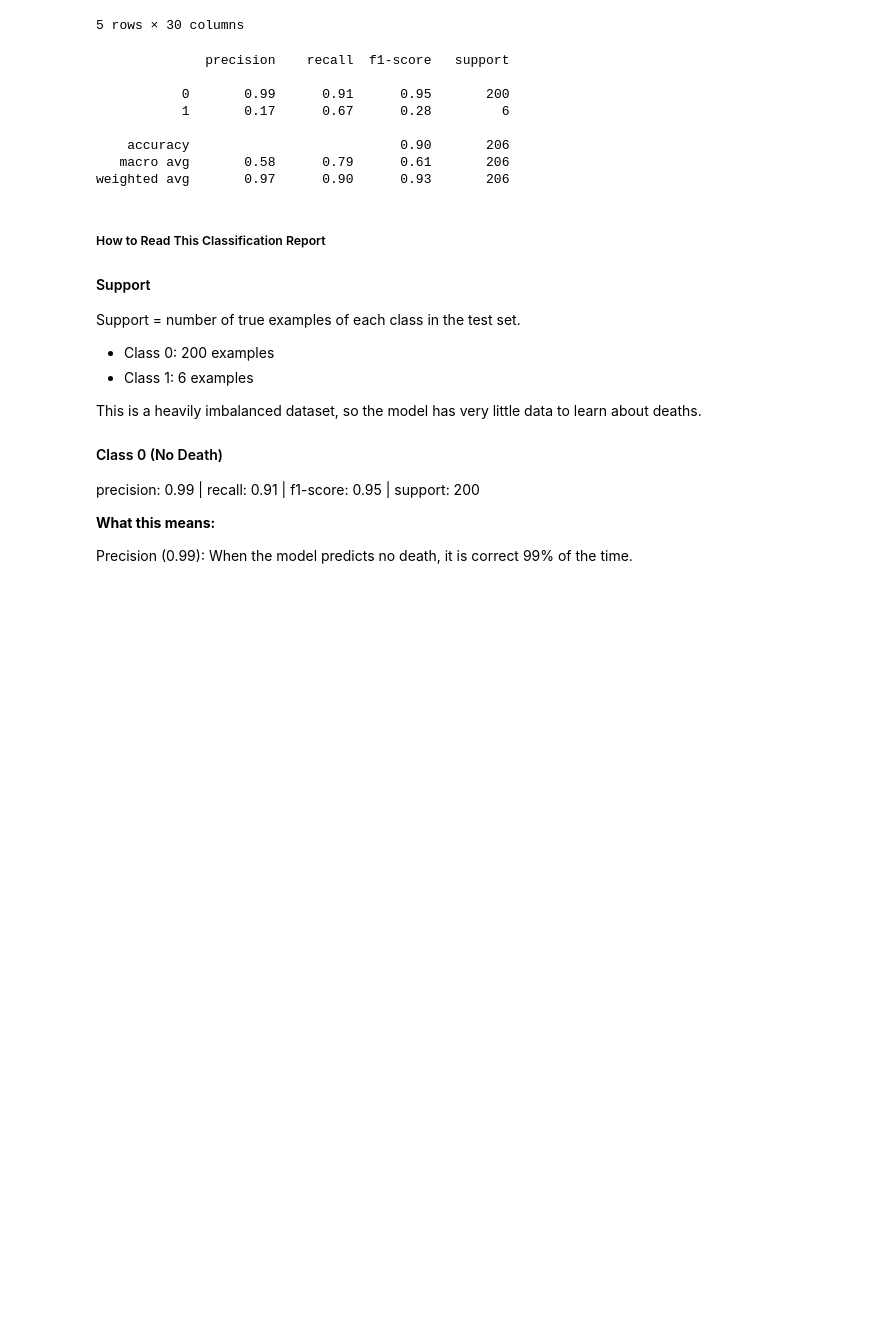
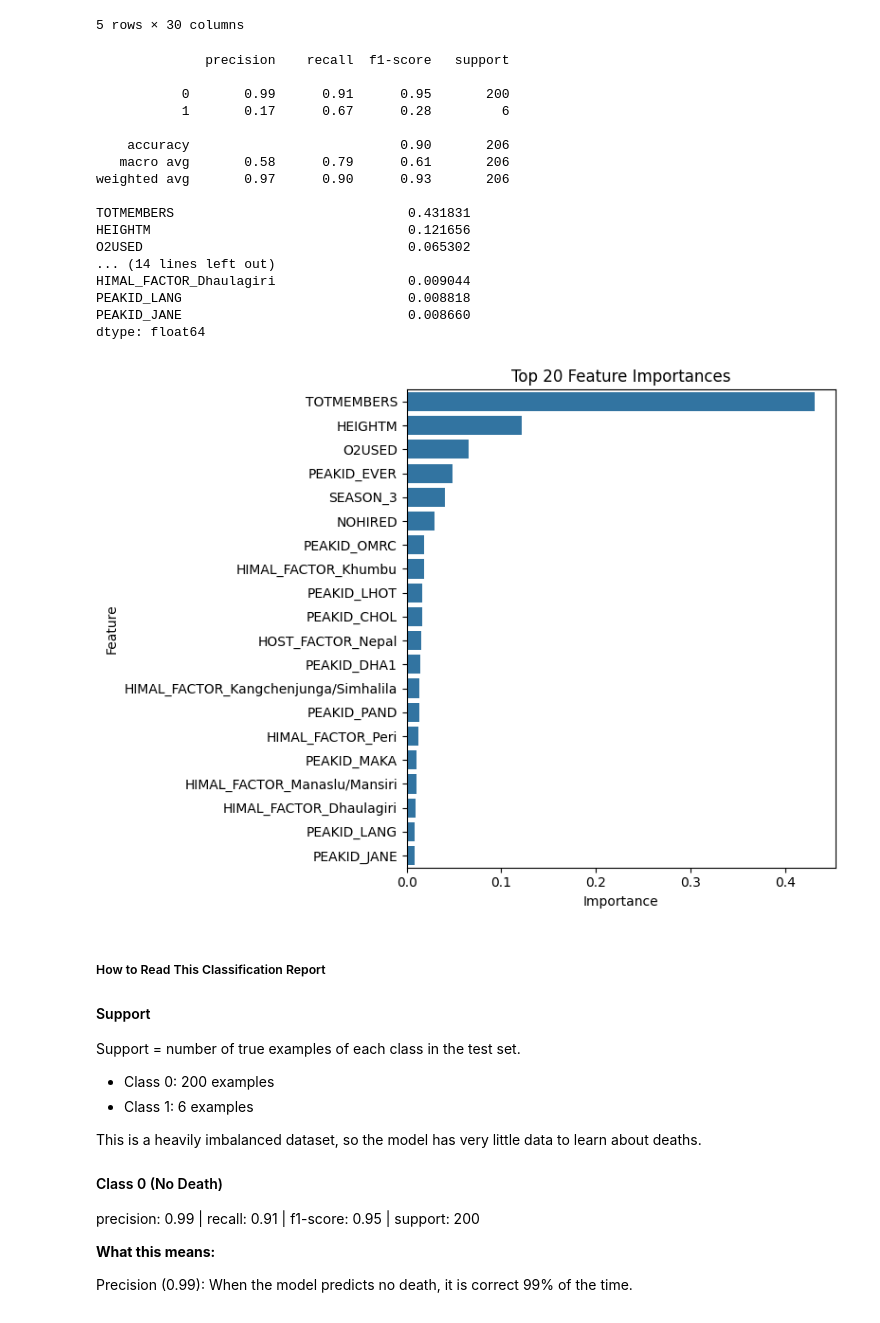
Before and after one commit to k10sj02/tidy-pydy-tuesday, a Jupyter notebook: 2025_01_21_himalayan_expeditions/2025_01_21_himalayan_expeditions.ipynb, the cells around one changed output. Saved outputs shown, nothing was run; the diff lists cells and outputs as text; code cells hidden in the pictures; blank space fills up the shorter version.

```diff
--- a/2025_01_21_himalayan_expeditions/2025_01_21_himalayan_expeditions.ipynb
+++ b/2025_01_21_himalayan_expeditions/2025_01_21_himalayan_expeditions.ipynb
@@ -1066,33 +1066,84 @@ y = exped_peaks['HAS_DEATH']
 
 # random_state ensures reproducible results.
 # Random state shuffles the data using the same random pattern every time,
 # so the train/test split is always identical. The number doesn't matter,
 # just keep the number consistent. Random state should be used in any model
 # where randomness occurs in order to make results repeatable.
 
 X_train, X_test, y_train, y_test = train_test_split(
     X, y, test_size=0.2, random_state=42
 )
 
 # STEP 6: Train the RandomForest model
 # Trains a RandomForest classifier to predict expedition
 # fatalities (HAS_DEATH) using basic expedition-level features.
 
 model = RandomForestClassifier(random_state=42, class_weight='balanced')
 model.fit(X_train, y_train)
 
 # STEP 7: Predictions + evaluation
 y_pred = model.predict(X_test)
 print(classification_report(y_test, y_pred))
+
+# Good balance for catching rare deaths; high recall makes it useful for risk detection.
+
+# You may do feature importance analysis on your most predictive model.
+# However, random forest is usually best for feature importance
+# because trees naturally compute it based on splits.
+# Shows which features actually affect the model’s predictions.
+# Especially useful for rare-event prediction where interactions/nonlinearities matter.
+
+feature_importances = pd.Series(model.feature_importances_, index=X_train.columns)
+feature_importances = feature_importances.sort_values(ascending=False)
+
+# Display top 20 features
+print(feature_importances.head(20))
+
+# Optional: Plot top 20 features
+plt.figure(figsize=(8,6))
+sns.barplot(x=feature_importances.head(20), y=feature_importances.head(20).index)
+plt.title("Top 20 Feature Importances")
+plt.xlabel("Importance")
+plt.ylabel("Feature")
+plt.tight_layout()
+plt.show()
+
+# Several one-hot encoded variables show up in the top 20 features.
+# This means specific categories (e.g., particular peaks) are more associated with death than others.
+# Possible ways to handle this:
+# 1. Leave PEAKID as a categorical column and use a model that supports categorical features natively
+#    (e.g., LightGBM, CatBoost, or HistGradientBoostingClassifier in scikit-learn).
+# 2. Group peaks into broader categories (e.g., region, difficulty, elevation band)
+#    to reduce the number of one-hot columns.
+# Otherwise, to avoid further processing, the model may be left as-is
+# Pros:
+# 1. Importance is per category: Feature importance now tells you which specific peaks contribute most to predicting deaths.
+# 2. Model works fine: Random Forest can split on each PEAKID_* column just like any other feature.
+# 3. Interpretation is more granular: You can see that PEAKID_EVER is more predictive than PEAKID_LHOT, for example.
+# Cons:
+# 1. Harder to interpret overall importance of the original PEAKID variable (you’d have to sum the importance of all its
+# one-hot columns to get a sense of overall effect).
+# 2. Slightly increase overfitting risk
+# 3. Make feature importance harder to summarize
 # %% [output]
               precision    recall  f1-score   support
 
            0       0.99      0.91      0.95       200
            1       0.17      0.67      0.28         6
 
     accuracy                           0.90       206
    macro avg       0.58      0.79      0.61       206
 weighted avg       0.97      0.90      0.93       206
+
+TOTMEMBERS                              0.431831
+HEIGHTM                                 0.121656
+O2USED                                  0.065302
+... (14 lines left out)
+HIMAL_FACTOR_Dhaulagiri                 0.009044
+PEAKID_LANG                             0.008818
+PEAKID_JANE                             0.008660
+dtype: float64
+[figure, added]
 # %% [markdown]
 ##### How to Read This Classification Report
 
```
Also changed, not shown: parts of 2 cells of this notebook.
